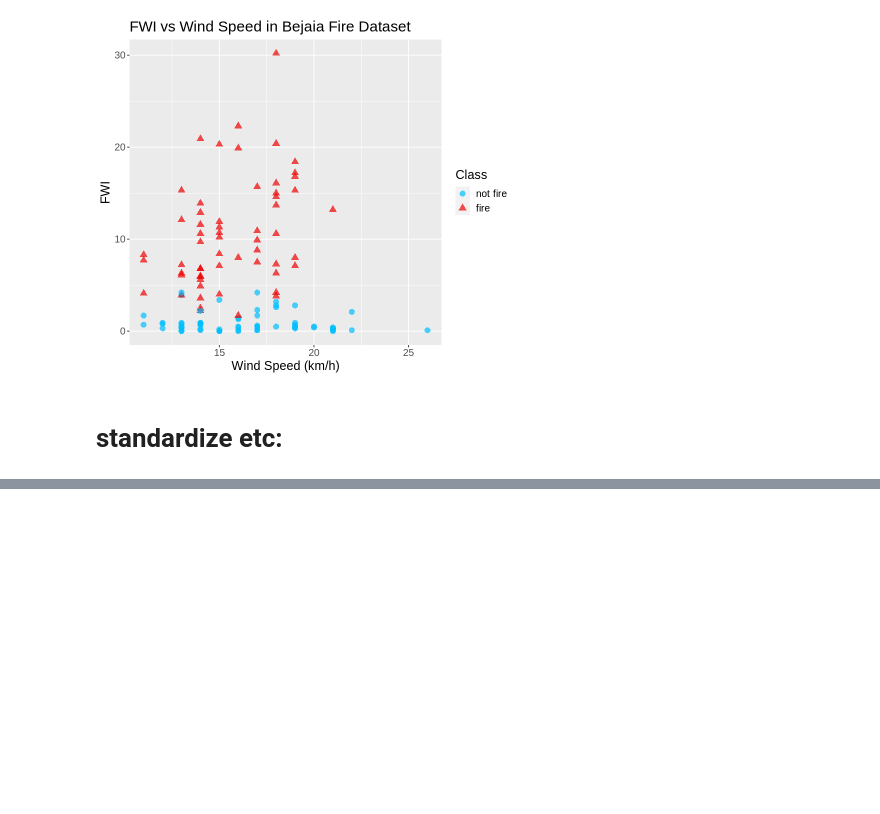
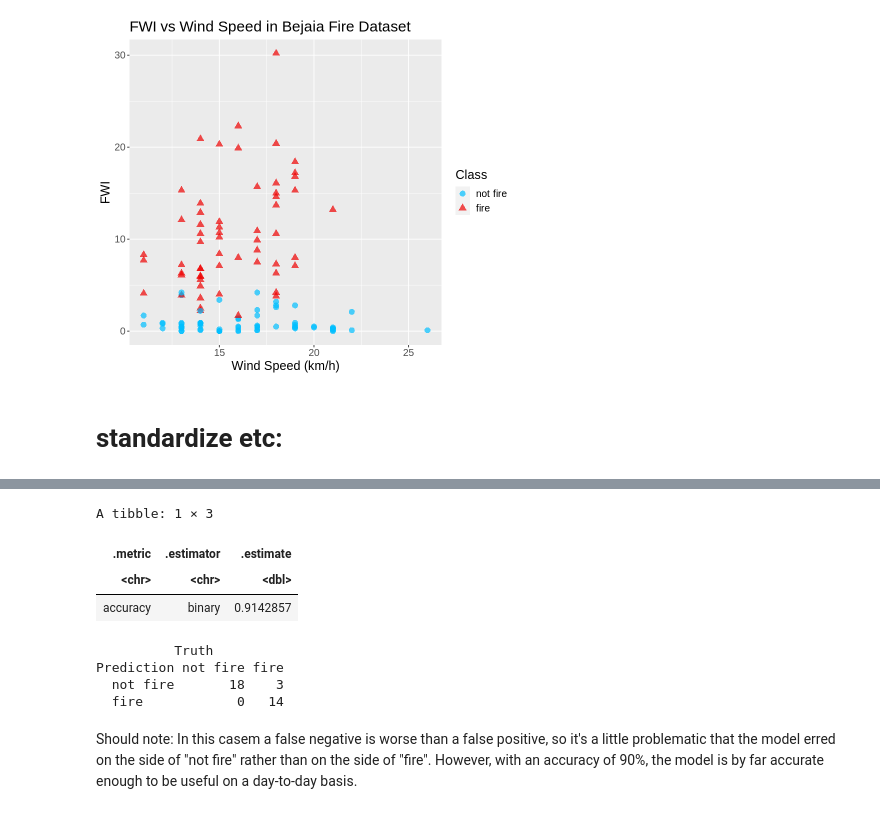
Before and after one commit to edsobcz/fire-project, a Jupyter notebook: group_09_project.ipynb, the cells around one changed output, grey strips where cells are left out. Saved outputs shown, nothing was run; the diff lists cells and outputs as text; code cells hidden in the pictures; blank space fills up the shorter version.

```diff
--- a/group_09_project.ipynb
+++ b/group_09_project.ipynb
@@ -214,0 +237,21 @@ A tibble: 2 × 5
+# %%
+fire_metrics <- fire_predictions %>%
+    metrics(truth = Classes, estimate = .pred_class) %>%
+    filter(.metric == "accuracy")
+fire_metrics
+# %% [output]
+A tibble: 1 × 3
+| .metric | .estimator | .estimate |
+| <chr> | <chr> | <dbl> |
+| accuracy | binary | 0.9142857 |
+# %%
+fire_conf_mat <- fire_predictions %>%
+    conf_mat(truth = Classes, estimate = .pred_class)
+fire_conf_mat
+# %% [output]
+          Truth
+Prediction not fire fire
+  not fire       18    3
+  fire            0   14
+# %% [markdown]
+Should note: In this casem a false negative is worse than a false positive, so it's a little problematic that the model erred on the side of "not fire" rather than on the side of "fire". However, with an accuracy of 90%, the model is by far accurate enough to be useful on a day-to-day basis.
```
Also changed, not shown: parts of 10 cells of this notebook.
